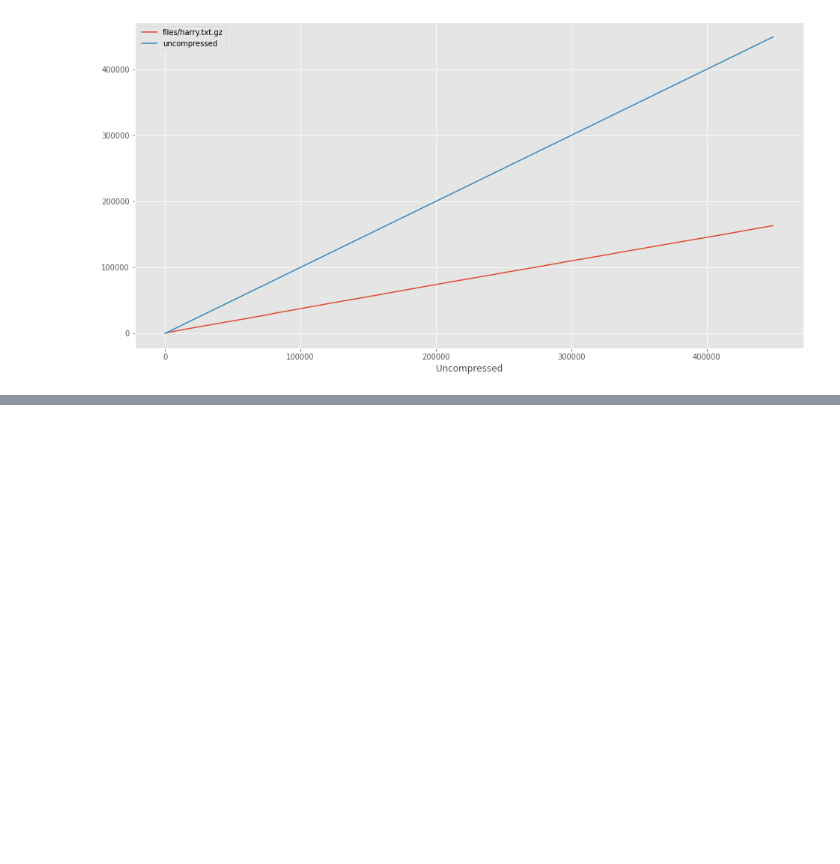
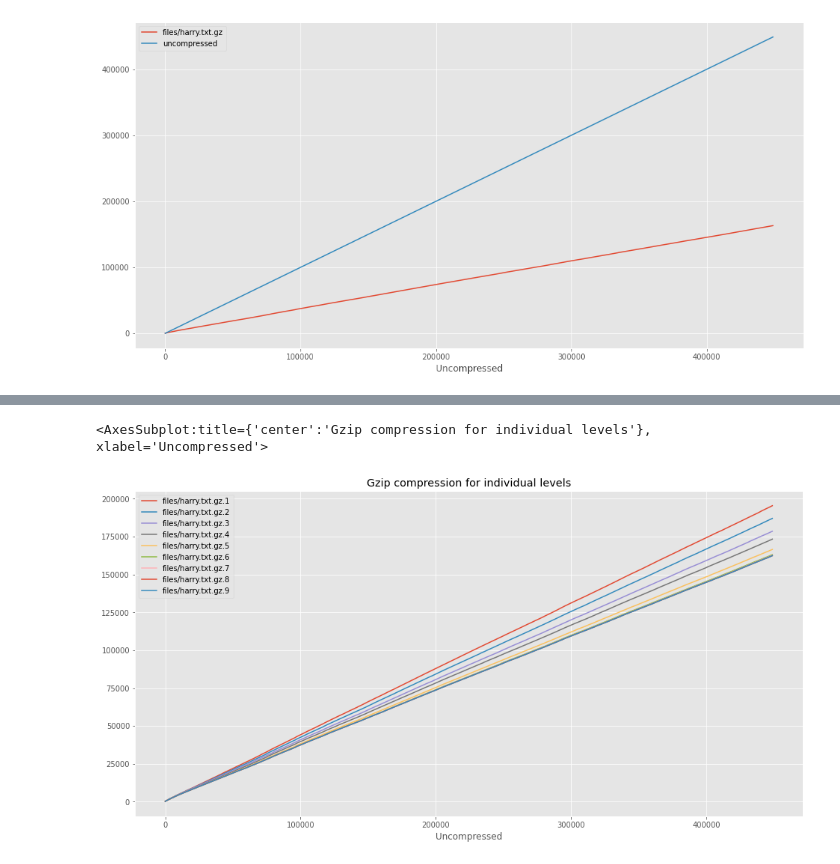
Before and after one commit to hum/gzip-visualisation, a Jupyter notebook: gzip-visual.ipynb, the cells around one changed output, grey strips where cells are left out. Drawn from its saved outputs; the diff is of its cells as text; code cells hidden in the pictures; blank space fills up the shorter version.

Commit message:
comparison of different compression levels

```diff
--- a/gzip-visual.ipynb
+++ b/gzip-visual.ipynb
@@ -142,0 +157,7 @@ compression_curve.plot()
+# %%
+files = []
+
+for level in range(1, 10):
+    os.system(f'gzip -k -S .gz.{level} -{level} files/harry.txt')
+    files.append(f'files/harry.txt.gz.{level}')
+    print(f'Compressed file with level {level}')
@@ -142,0 +174,7 @@ compression_curve.plot()
+# %%
+compression_curve = pandas.concat([create_curve(f) for f in files], axis=1)
+# %%
+compression_curve.plot(title='Gzip compression for individual levels')
+# %% [output]
+<AxesSubplot:title={'center':'Gzip compression for individual levels'}, xlabel='Uncompressed'>
+[figure, added]
```
Also changed, not shown: parts of 8 cells of this notebook, 1 other file.
